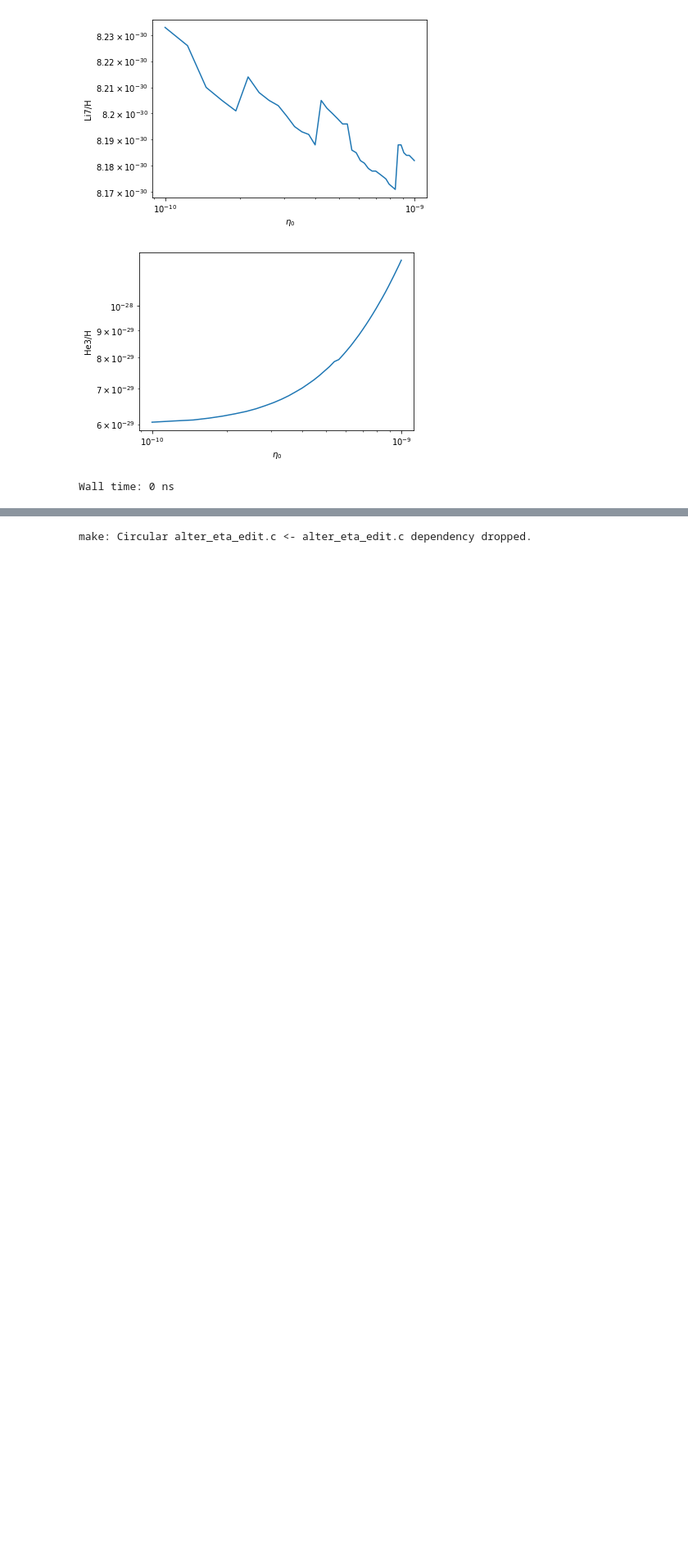
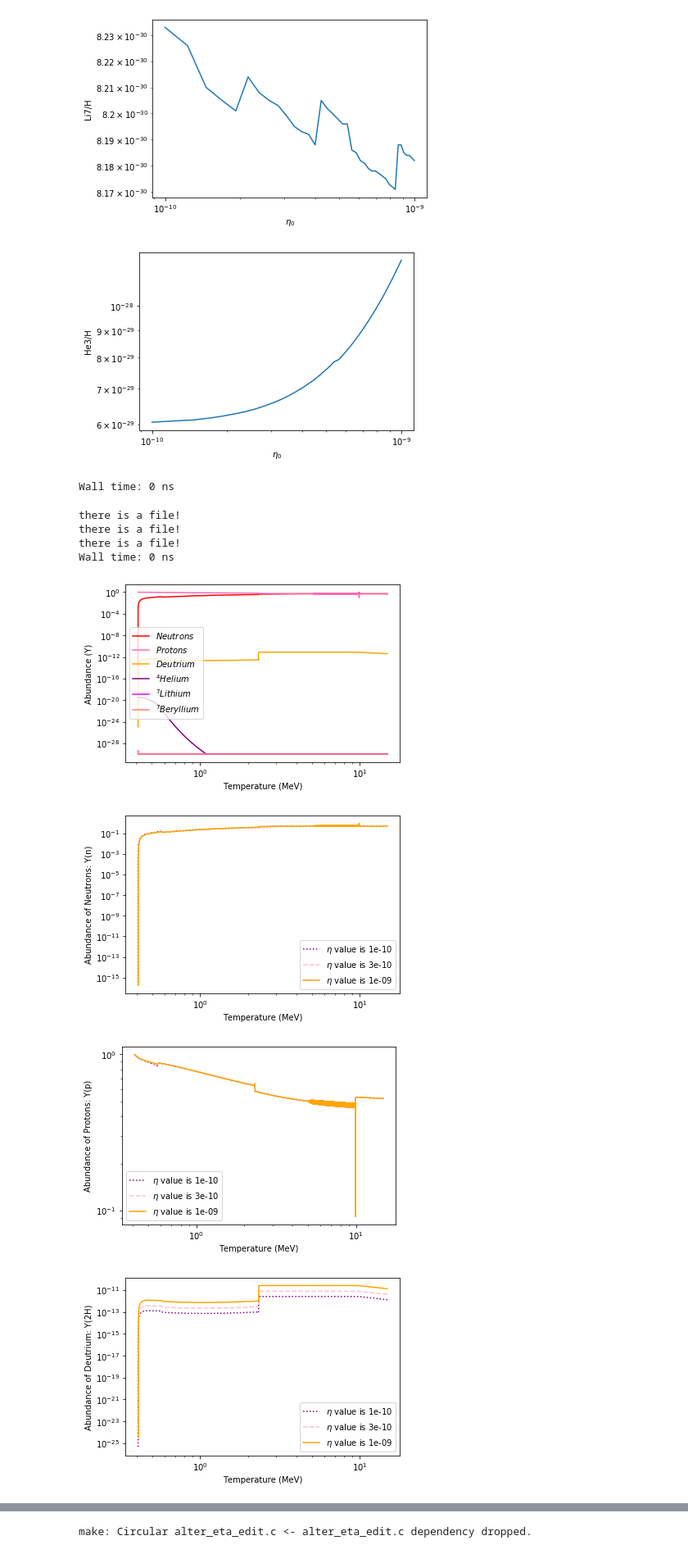
Before and after one commit to nuLABatUSD/BBN_sterile_decay, a Jupyter notebook: alterbbn_v2.2/arrays_csv_parameters.ipynb, the cells around one changed output, grey strips where cells are left out. Shown: that part at 82% size. Saved outputs shown, nothing was run; the diff lists cells and outputs as text; code cells hidden in the pictures; blank space fills up the shorter version.

```diff
--- a/alterbbn_v2.2/arrays_csv_parameters.ipynb
+++ b/alterbbn_v2.2/arrays_csv_parameters.ipynb
@@ -126,3 +127,22 @@ ev.output_plots_alter_vs(1e-10, 10e-10, 40, 'C:/Users/kathr/Chad_Research_Neutri
 [figure]
 [figure]
 Wall time: 0 ns
+# %%
+temperature_str_high, Y_n_str_high, Y_p_str_high, Y_2H_str_high, Y_4He_str_high, Y_7Li_str_high, Y_Be7_str_high, eta_value_high = te.eta_element_string_vs(10e-10, 'C:/Users/kathr/Chad_Research_Neutrinos/alterbbn_v2.2/alter_vs.x')
+
+temperature_str_med, Y_n_str_med, Y_p_str_med, Y_2H_str_med, Y_4He_str_med, Y_7Li_str_med, Y_Be7_str_med, eta_value_med = te.eta_element_string_vs(3e-10, 'C:/Users/kathr/Chad_Research_Neutrinos/alterbbn_v2.2/alter_vs.x')
+
+temperature_str_low, Y_n_str_low, Y_p_str_low, Y_2H_str_low, Y_4He_str_low, Y_7Li_str_low, Y_Be7_str_low, eta_value_low = te.eta_element_string_vs(1e-10, 'C:/Users/kathr/Chad_Research_Neutrinos/alterbbn_v2.2/alter_vs.x')
+
+te.generate_plots_eta_element_temp(temperature_str_high, Y_n_str_high, Y_p_str_high, Y_2H_str_high, Y_4He_str_high, Y_7Li_str_high, Y_Be7_str_high, eta_value_high, temperature_str_med, Y_n_str_med, Y_p_str_med, Y_2H_str_med, Y_4He_str_med, Y_7Li_str_med, Y_Be7_str_med, eta_value_med, temperature_str_low, Y_n_str_low, Y_p_str_low, Y_2H_str_low, Y_4He_str_low, Y_7Li_str_low, Y_Be7_str_low, eta_value_low)
+
+%time
+# %% [output]
+there is a file!
+there is a file!
+there is a file!
+Wall time: 0 ns
+[figure, added]
+[figure, added]
+[figure, added]
+[figure, added]
```
Also changed, not shown: parts of 14 cells of this notebook, 9 other files.
